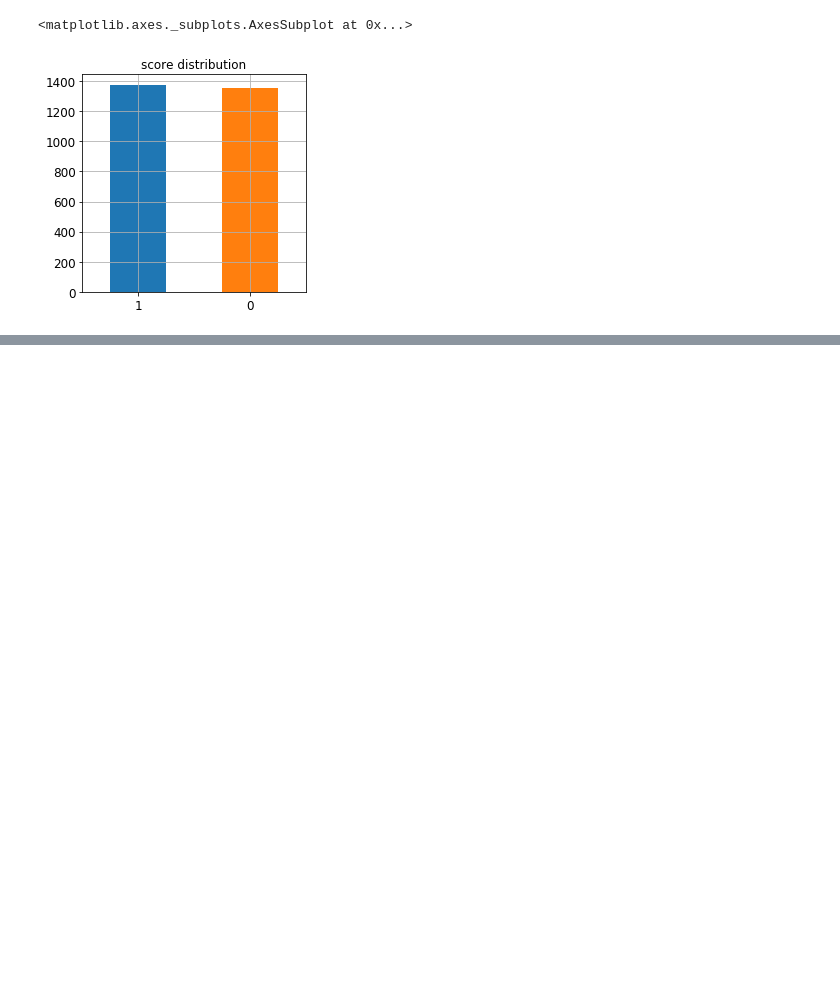
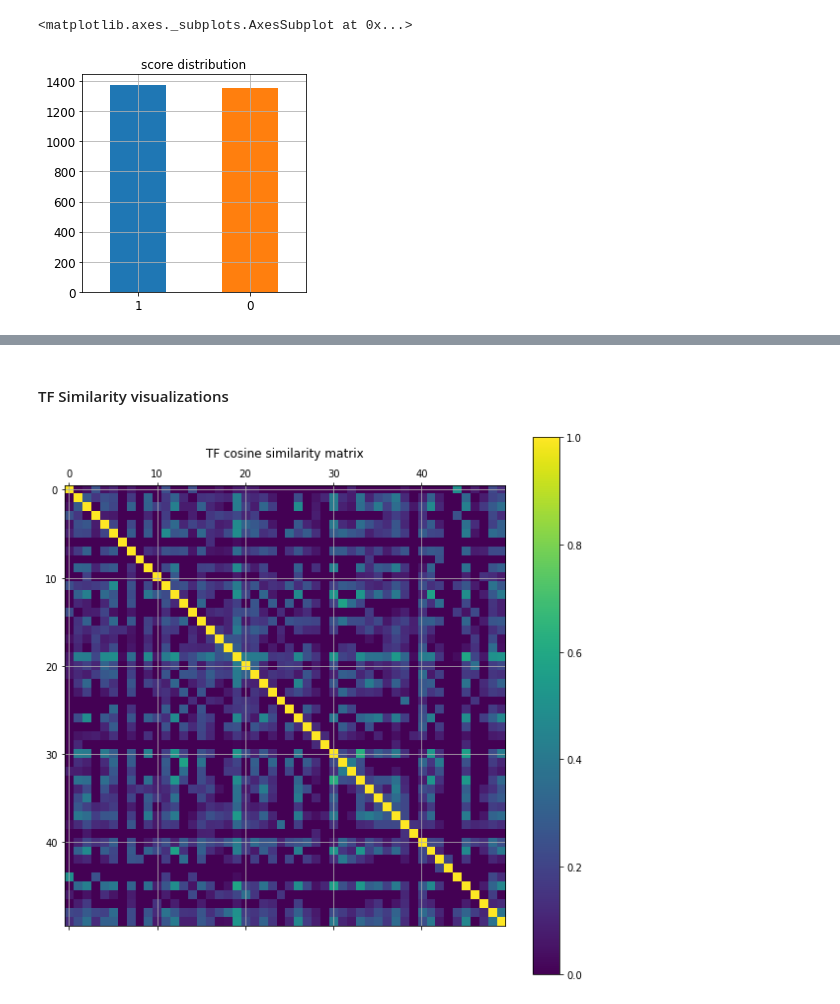
Before and after one commit to brian41005/dm_2018_hw_1, a Jupyter notebook: hw_1.ipynb, the cells around one changed output, grey strips where cells are left out. Drawn from its saved outputs; the diff is of its cells as text; code cells hidden in the pictures; blank space fills up the shorter version.

```diff
--- a/hw_1.ipynb
+++ b/hw_1.ipynb
@@ -123,0 +189,12 @@ Name: score, dtype: int64
+# %% [markdown]
+#### TF Similarity visualizations
+# %%
+fig, ax = plt.subplots(figsize=(10, 10))
+cax = ax.matshow(cosine_similarity(X_tf)[:50,:50],
+                 interpolation='nearest')
+ax.grid(True)
+plt.title('TF cosine similarity matrix')
+fig.colorbar(cax)
+plt.show()
+# %% [output]
+[figure, added]
```
Also changed, not shown: parts of 44 cells of this notebook.
